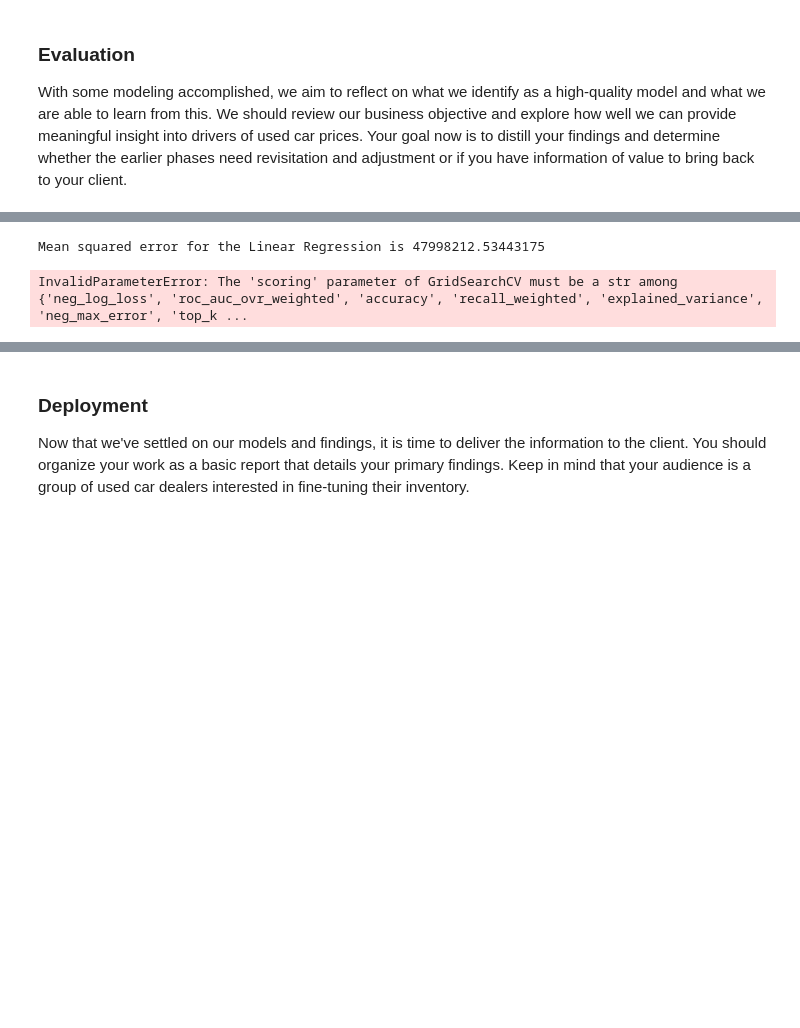
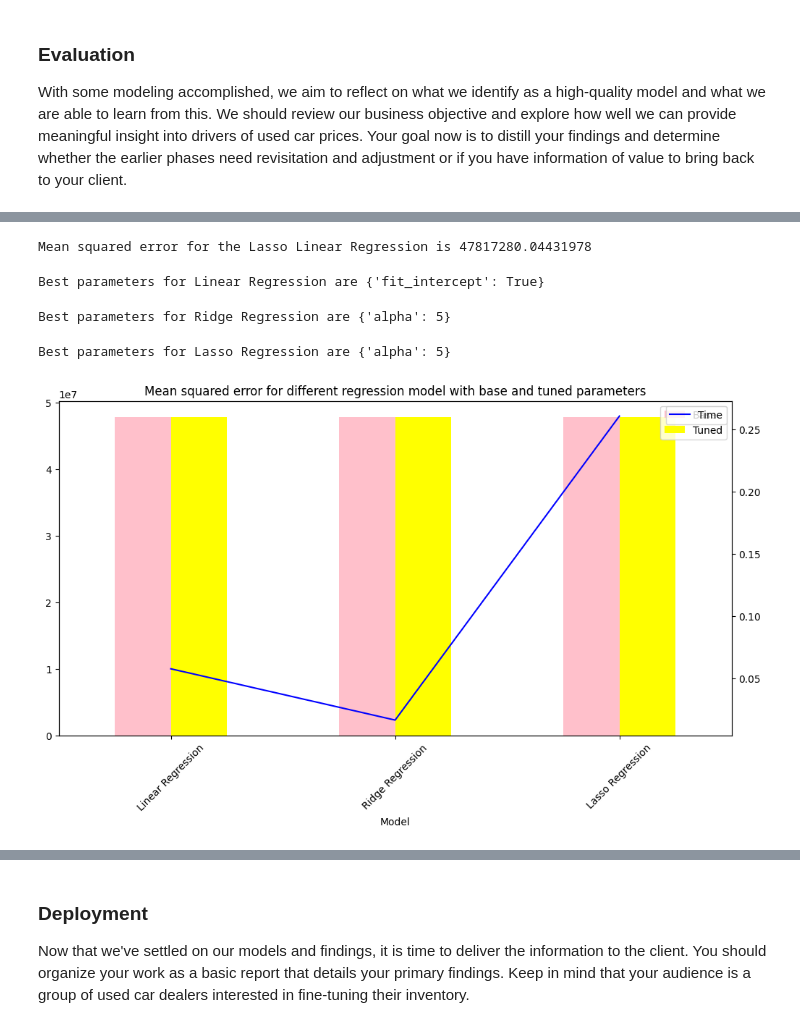
Before and after one commit to timeless81/Module-11---Used-Cars, a Jupyter notebook: prompt_II.ipynb, the cells around one changed output, grey strips where cells are left out. Cells and saved outputs as stored; diff of their text form; code cells hidden in the pictures; blank space fills up the shorter version.

```diff
--- a/prompt_II.ipynb
+++ b/prompt_II.ipynb
@@ -360,19 +367,90 @@ Mean squared error for the Ridge Linear Regression is 48032640.86621831
 # Using Lasso regression
 from sklearn.linear_model import Lasso
 
+start = time.perf_counter()
 lasso = Lasso(alpha=1.0)
 lasso.fit(X_train, y_train)
+time_lasso = time.perf_counter()-start
+
+mse_lasso = mean_squared_error(lasso.predict(X_test), y_test)
 print('Mean squared error for the Lasso Linear Regression is', mean_squared_error(lasso.predict(X_test),y_test))
 # %% [output]
-Mean squared error for the Linear Regression is 47998212.53443175
+Mean squared error for the Lasso Linear Regression is 47817280.04431978
 # %%
 # Using GridSearchCV to play with various parameters of the models to help find out best models
 from sklearn.model_selection import GridSearchCV
 param_map = { 'fit_intercept' : [True, False] }
 
-grid = GridSearchCV(estimator=LinearRegression, param_grid=param_map, cv=5, scoring='accurarcy')
+grid = GridSearchCV(estimator=LinearRegression(), param_grid=param_map, cv=5)
 grid.fit(X_train, y_train)
 
 print('Best parameters for Linear Regression are', grid.best_params_)
 # %% [output]
-InvalidParameterError: The 'scoring' parameter of GridSearchCV must be a str among {'neg_log_loss', 'roc_auc_ovr_weighted', 'accuracy', 'recall_weighted', 'explained_variance', 'neg_max_error', 'top_k ...
+Best parameters for Linear Regression are {'fit_intercept': True}
+# %%
+# Check the best params for Ridge regression
+param_map = { 'alpha' : [0, 1, 5] }
+
+grid = GridSearchCV(estimator=Ridge(), param_grid=param_map, cv=5)
+grid.fit(X_train, y_train)
+
+print('Best parameters for Ridge Regression are', grid.best_params_)
+# %% [output]
+Best parameters for Ridge Regression are {'alpha': 5}
+# %%
+# Check the best params for Lasso regression
+
+param_map = { 'alpha' : [0, 1, 5] }
+
+grid = GridSearchCV(estimator=Ridge(), param_grid=param_map, cv=5)
+grid.fit(X_train, y_train)
+
+print('Best parameters for Lasso Regression are', grid.best_params_)
+# %% [output]
+Best parameters for Lasso Regression are {'alpha': 5}
+# %%
+# plot results
+def plot_mse(mse_df):
+    fig, ax1 = plt.subplots(1,1,figsize=(12,6))
+    mse_df.plot(x='Model', y=['Base', 'Tuned'], kind='bar', ax=ax1, color=['pink', 'yellow'])
+    plt.xticks(rotation=45)
+    plt.title('Mean squared error for different regression model with base and tuned parameters')
+
+    ax2 = ax1.twinx()
+    mse_df.plot(x='Model', y=['Time'], kind='line', ax=ax2, color='blue')
+    plt.show()
+# %%
+# Use the best parameters for the models and calculate the mean_squared_errors
+start = time.perf_counter()
+lr = LinearRegression(fit_intercept=True)
+lr.fit(X_train, y_train)
+mse_lr2 = mean_squared_error(lr.predict(X_test), y_test)
+time_lr2 = time.perf_counter()-start
+
+start = time.perf_counter()
+ridge = Ridge(alpha=5)
+ridge.fit(X_train, y_train)
+mse_ridge2 = mean_squared_error(ridge.predict(X_test), y_test)
+time_ridge2 = time.perf_counter()-start
+
+start = time.perf_counter()
+lasso = Lasso(alpha=5)
+lasso.fit(X_train, y_train)
+mse_lasso2 = mean_squared_error(lr.predict(X_test), y_test)
+time_lasso2 = time.perf_counter()-start
+
+
+#mse_df = pd.DataFrame({'LinearRegression' : [mse_lr, mse_lr2],
+#                      'Ridge Regression' : [mse_ridge, mse_ridge2],
+#                      'Lasso Regression' : [mse_lasso, mse_lasso2]})
+
+mse_df = pd.DataFrame({'Model' : ['Linear Regression', 'Ridge Regression', 'Lasso Regression'],
+                       'Time'  : [time_lr, time_ridge, time_lasso],
+                       'Base'  : [mse_lr, mse_ridge, mse_lasso],
+                       'Tuned' : [mse_lr2, mse_ridge2, mse_lasso2]} )
+
+mse_df.rename(index={0:'Base', 1:'Tuned'}, inplace=True)
+
+plot_mse(mse_df)
+# %% [output]
+[figure, added]
```
Also changed, not shown: parts of 5 cells of this notebook.
